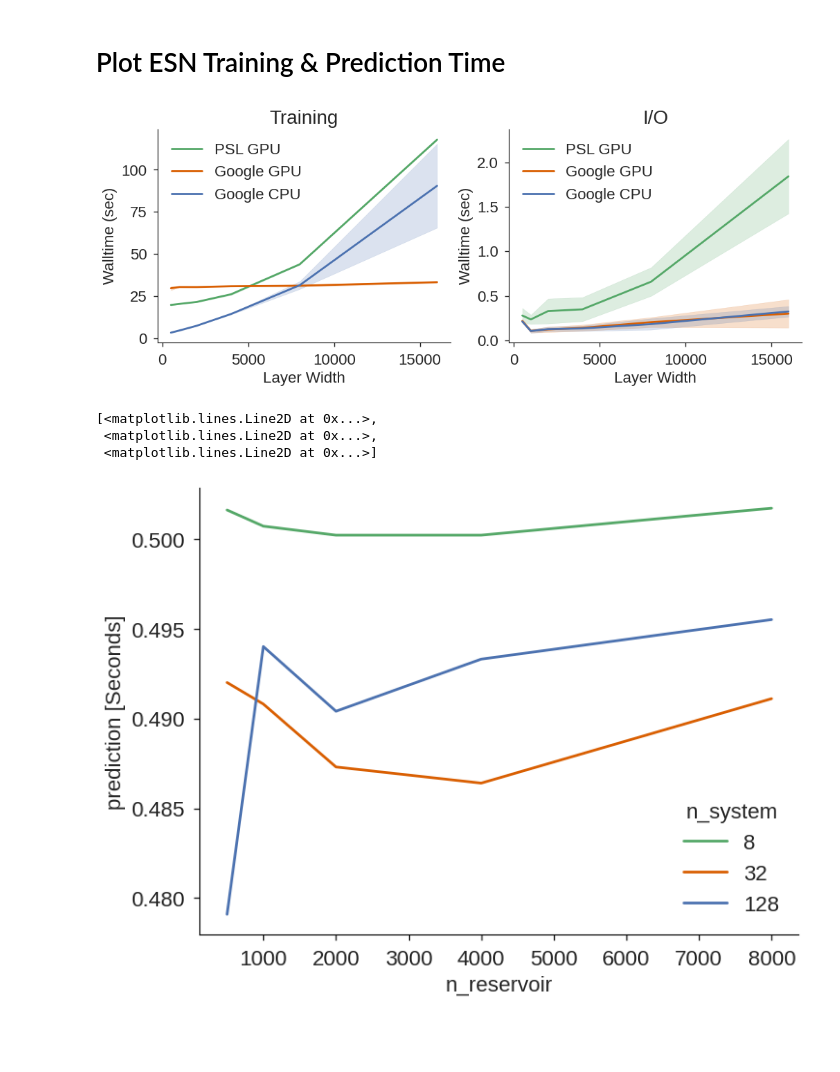
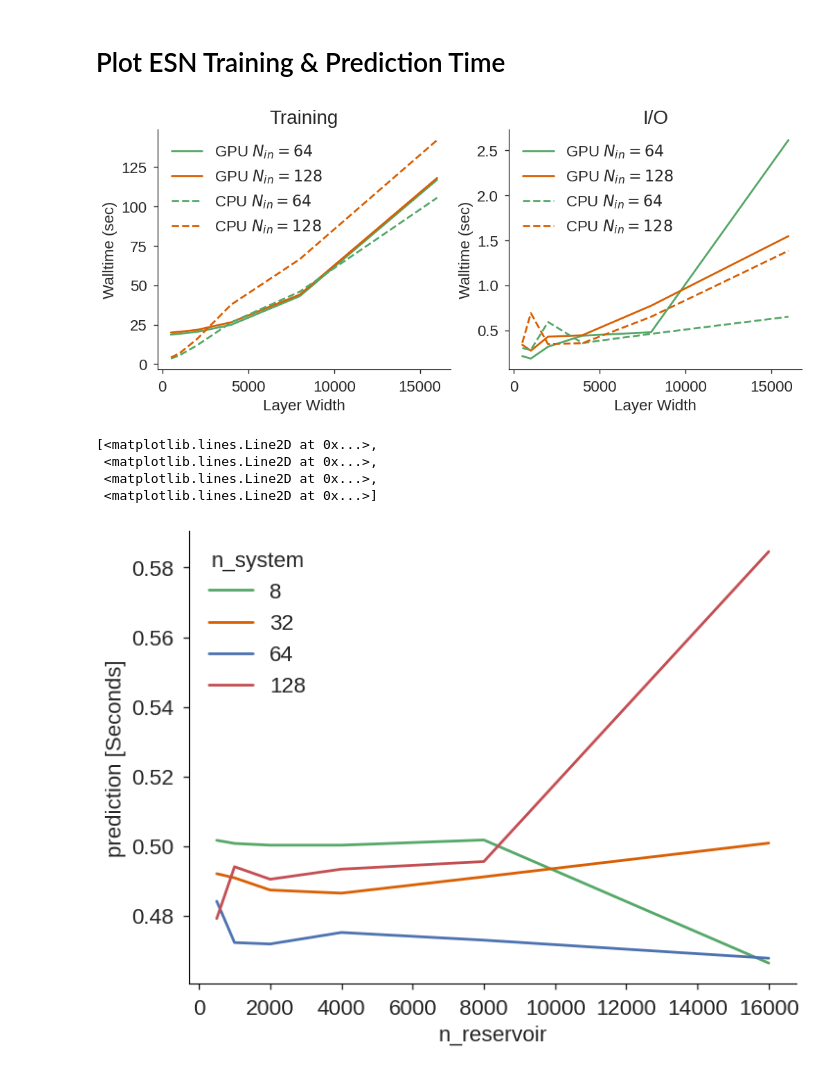
Before and after one commit to timothyas/xesn, a Jupyter notebook: notebooks/plot_walltime.ipynb, the cells around one changed output. Cells and saved outputs as stored; diff of their text form; code cells hidden in the pictures; blank space fills up the shorter version.

```diff
--- a/notebooks/plot_walltime.ipynb
+++ b/notebooks/plot_walltime.ipynb
@@ -100,38 +100,42 @@ class ESNTiming():
 # %%
 dslist = []
 for main_dir, label in zip(
-    ["psl-gpu-test", "gcp-gpu-test", "gcp-cpu-test"],
-    ["PSL GPU", "Google GPU", "Google CPU"],
+    ["psl-gpu-test", "psl-cpu-test"], #, "gcp-gpu-test", "gcp-cpu-test"],
+    ["GPU", "CPU"], #, "Google GPU", "Google CPU"],
 
 ):
-    et = ESNTiming(main_dir=main_dir,label=label, n_system=(32,128))
+    et = ESNTiming(main_dir=main_dir,label=label)
     dslist.append(et())
 # %%
-fig, axs = plt.subplots(1, 2, figsize=(12,4))
+fig, axs = plt.subplots(1, 2, figsize=(12,4.5))
 for key, label, ax in zip(["training", "io"], ["Training", "I/O"], axs):
-    for xds in dslist:
-        sns.lineplot(
-            data=xds.to_dataframe().reset_index(),
-            x="n_reservoir",
-            y=key,
-            errorbar="sd",
-            label=xds.label,
-            ax=ax,
-        )
+    for xds, ls in zip(dslist, ["-", "--"]):
+        for i, n_system in enumerate([64, 128]):#, ["--", "-"]):
+            sns.lineplot(
+                data=xds.sel(n_system=n_system).to_dataframe().reset_index(),
+                x="n_reservoir",
+                y=key,
+                errorbar="sd",
+                label=xds.label + r" $N_{in} = %d$" % n_system,
+                linestyle=ls,
+                ax=ax,
+                color=f"C{i}",
+            )
     ax.set(
         ylabel='Walltime (sec)',
         xlabel="Layer Width",
         title=label,
     )
 
 fig.savefig(f"gpu-esn-performance.pdf", bbox_inches="tight")
 #ds.training.plot.line(x='n_reservoir')
 # %% [output]
-[figure, old version]
+[figure, new version]
 # %%
-ds.prediction.plot.line(x='n_reservoir')
+dslist[0].prediction.plot.line(x='n_reservoir')
 # %% [output]
 [<matplotlib.lines.Line2D at 0x...>,
  <matplotlib.lines.Line2D at 0x...>,
+ <matplotlib.lines.Line2D at 0x...>,
  <matplotlib.lines.Line2D at 0x...>]
-[figure, old version]
+[figure, new version]
```
Also changed, not shown: 1 other file.
